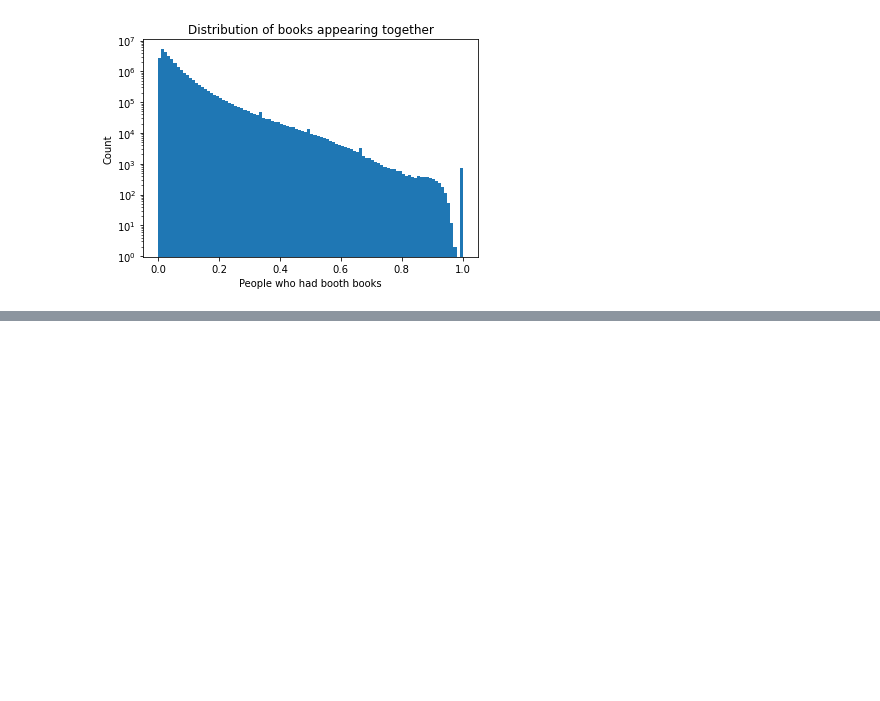
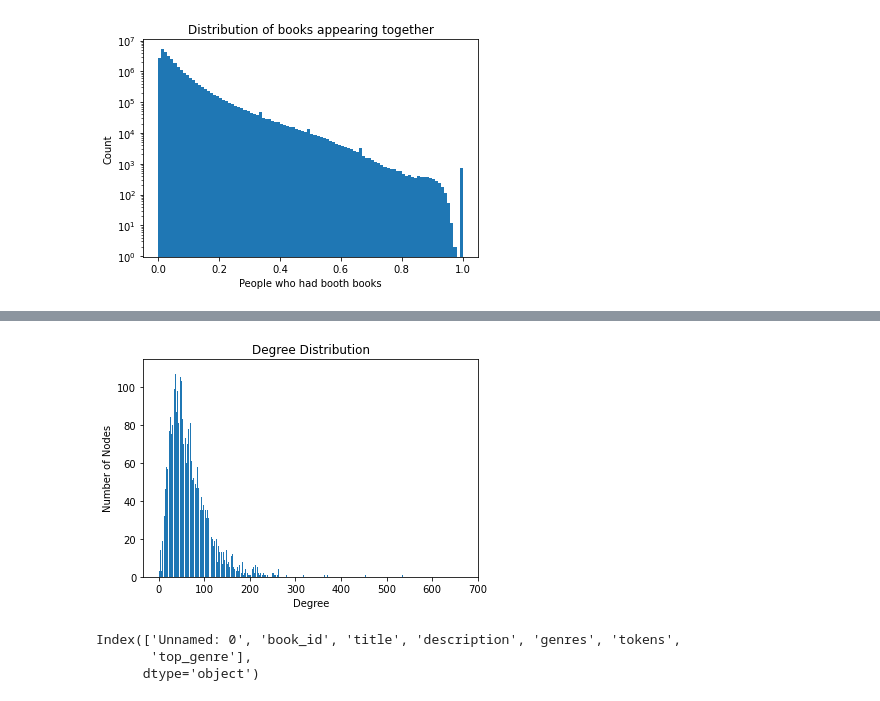
Before and after one commit to davidAlvaBro/comsocsci_final_proj, a Jupyter notebook: Generate network.ipynb, the cells around one changed output, grey strips where cells are left out. Drawn from its saved outputs; the diff is of its cells as text; code cells hidden in the pictures; blank space fills up the shorter version.

```diff
--- a/Generate network.ipynb
+++ b/Generate network.ipynb
@@ -239,0 +324,7 @@ print(G.number_of_edges(), G.number_of_nodes(), G.number_of_edges() / G.number_o
+# %%
+# Load the NLP graph
+edges = np.load(DATA_PATH + 'NLP_edges.npy', allow_pickle=True).item()
+# %%
+# Find the value that separates the top 256679 larges edges from the rest
+threshhold = sorted(edges.values(), reverse=True)[G.number_of_edges()]
+threshhold
@@ -239,0 +333,2 @@ print(G.number_of_edges(), G.number_of_nodes(), G.number_of_edges() / G.number_o
+# %%
+edges2 = {k: v for k, v in edges.items() if v >= threshhold}
@@ -239,0 +385,11 @@ print(G.number_of_edges(), G.number_of_nodes(), G.number_of_edges() / G.number_o
+# %%
+degree_hist = nx.degree_histogram(G)
+
+# Plot the degree distribution
+plt.bar(range(len(degree_hist)), degree_hist)
+plt.xlabel('Degree')
+plt.ylabel('Number of Nodes')
+plt.title('Degree Distribution')
+plt.show()
+# %% [output]
+[figure, added]
@@ -239,0 +406,6 @@ print(G.number_of_edges(), G.number_of_nodes(), G.number_of_edges() / G.number_o
+# %%
+books_df.columns
+# %% [output]
+Index(['Unnamed: 0', 'book_id', 'title', 'description', 'genres', 'tokens',
+       'top_genre'],
+      dtype='object')
```
Also changed, not shown: parts of 34 cells of this notebook.
